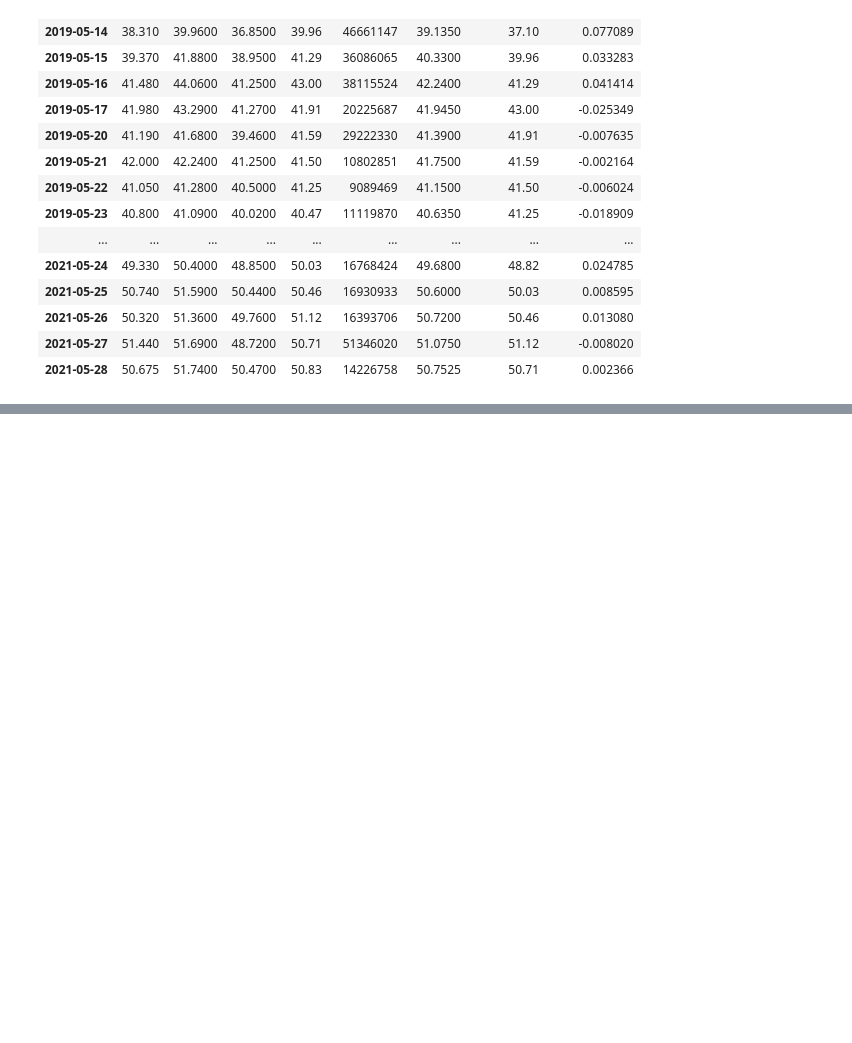
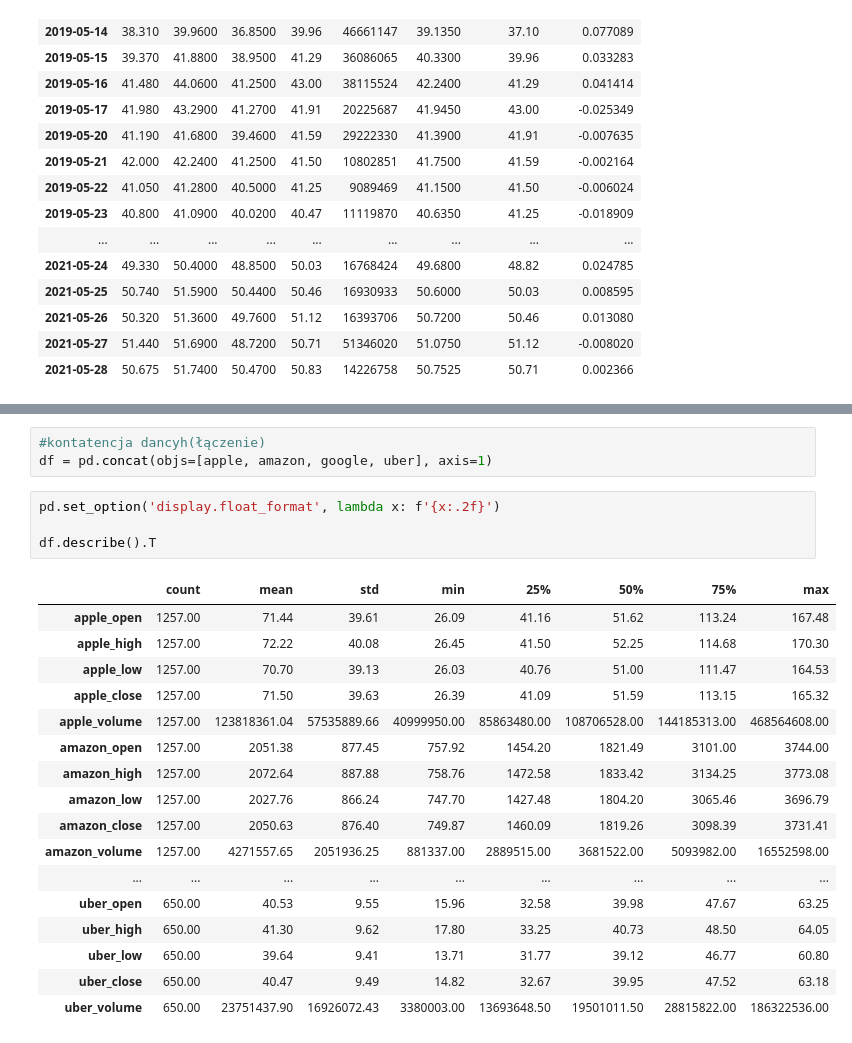
Before and after one commit to stroboskop/data-sience-bootcamp, a Jupyter notebook: 02_analiza_danych/dane_gieldowe.ipynb, the cells around one changed output, grey strips where cells are left out. Drawn from its saved outputs; the diff is of its cells as text; blank space fills up the shorter version.

```diff
--- a/02_analiza_danych/dane_gieldowe.ipynb
+++ b/02_analiza_danych/dane_gieldowe.ipynb
@@ -161,0 +260,25 @@ df[df.index.month == 5]
+# %%
+#kontatencja dancyh(łączenie)
+df = pd.concat(objs=[apple, amazon, google, uber], axis=1)
+# %%
+pd.set_option('display.float_format', lambda x: f'{x:.2f}')
+
+df.describe().T
+# %% [output]
+|  | count | mean | std | min | 25% | 50% | 75% | max |
+| apple_open | 1257.00 | 71.44 | 39.61 | 26.09 | 41.16 | 51.62 | 113.24 | 167.48 |
+| apple_high | 1257.00 | 72.22 | 40.08 | 26.45 | 41.50 | 52.25 | 114.68 | 170.30 |
+| apple_low | 1257.00 | 70.70 | 39.13 | 26.03 | 40.76 | 51.00 | 111.47 | 164.53 |
+| apple_close | 1257.00 | 71.50 | 39.63 | 26.39 | 41.09 | 51.59 | 113.15 | 165.32 |
+| apple_volume | 1257.00 | 123818361.04 | 57535889.66 | 40999950.00 | 85863480.00 | 108706528.00 | 144185313.00 | 468564608.00 |
+| amazon_open | 1257.00 | 2051.38 | 877.45 | 757.92 | 1454.20 | 1821.49 | 3101.00 | 3744.00 |
+| amazon_high | 1257.00 | 2072.64 | 887.88 | 758.76 | 1472.58 | 1833.42 | 3134.25 | 3773.08 |
+| amazon_low | 1257.00 | 2027.76 | 866.24 | 747.70 | 1427.48 | 1804.20 | 3065.46 | 3696.79 |
+| amazon_close | 1257.00 | 2050.63 | 876.40 | 749.87 | 1460.09 | 1819.26 | 3098.39 | 3731.41 |
+| amazon_volume | 1257.00 | 4271557.65 | 2051936.25 | 881337.00 | 2889515.00 | 3681522.00 | 5093982.00 | 16552598.00 |
+| ... | ... | ... | ... | ... | ... | ... | ... | ... |
+| uber_open | 650.00 | 40.53 | 9.55 | 15.96 | 32.58 | 39.98 | 47.67 | 63.25 |
+| uber_high | 650.00 | 41.30 | 9.62 | 17.80 | 33.25 | 40.73 | 48.50 | 64.05 |
+| uber_low | 650.00 | 39.64 | 9.41 | 13.71 | 31.77 | 39.12 | 46.77 | 60.80 |
+| uber_close | 650.00 | 40.47 | 9.49 | 14.82 | 32.67 | 39.95 | 47.52 | 63.18 |
+| uber_volume | 650.00 | 23751437.90 | 16926072.43 | 3380003.00 | 13693648.50 | 19501011.50 | 28815822.00 | 186322536.00 |
```
Also changed, not shown: parts of 21 cells of this notebook.
